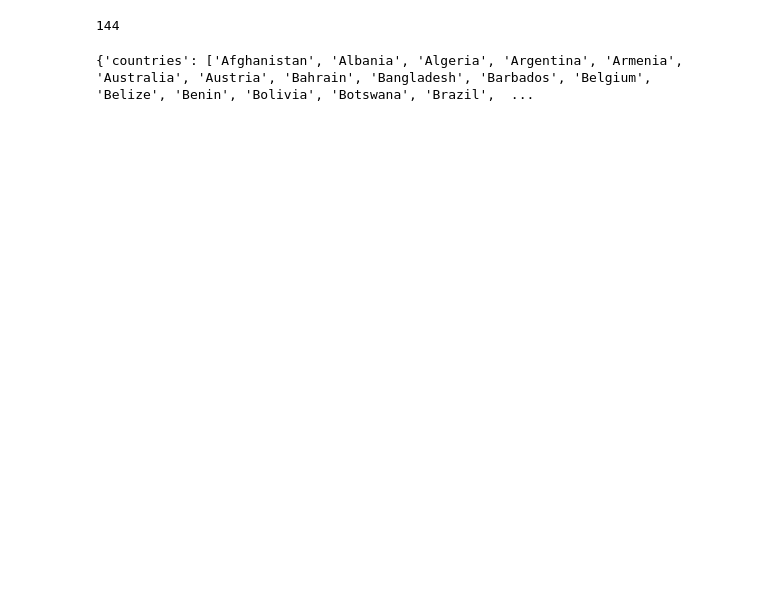
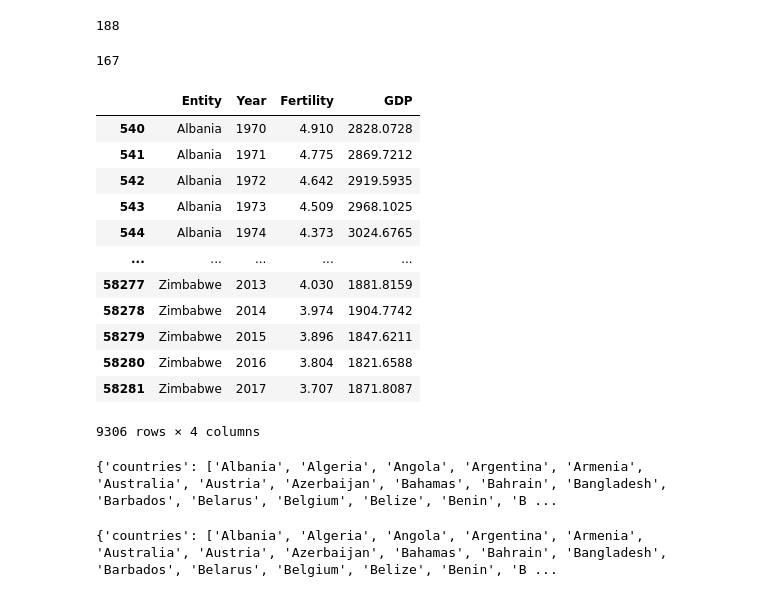
Before and after one commit to shermeenajani/Project-3---Data-Visualization, a Jupyter notebook: DataCleanup.ipynb, the cells around one changed output. Saved outputs shown, nothing was run; the diff lists cells and outputs as text; code cells hidden in the pictures; blank space fills up the shorter version.

Commit message:
Added GDP data to json file and created 4th graph with GDP data

```diff
--- a/DataCleanup.ipynb
+++ b/DataCleanup.ipynb
@@ -25,6 +25,8 @@ fertilityData = fertilityData.reset_index(drop=True)
 laborData = laborData.dropna(subset=['Code', 'LaborParticipation', 'Population'])
 laborData = laborData.reset_index(drop=True)
 
+tempDF = childrenPerWomanData
+
 childrenPerWomanData = childrenPerWomanData.dropna(subset=['Code', 'Fertility', 'Population'])
 childrenPerWomanData = childrenPerWomanData.reset_index(drop=True)
 
@@ -47,8 +49,8 @@ fertilityDataComp = pd.merge(fertilityDataComp, childrenPerWomanData, how="inner
 
 
 
-fertilityDataCompMYOS = fertilityDataComp.dropna(subset=['MYOS'])
-fertCompEnt = pd.unique(fertilityDataCompMYOS['Entity'])
+# fertilityDataCompMYOS = fertilityDataComp.dropna(subset=['MYOS'])
+fertCompEnt = pd.unique(fertilityDataComp['Entity'])
 
 fertilityDataCompMYOS
 
@@ -59,17 +61,50 @@ fertilityDataCompFiltered = fertilityDataComp[boolean_series]
 fertCompEnt = pd.unique(fertilityDataCompFiltered['Entity'])
 print(len(fertCompEnt))
 # %% [output]
-144
+188
+# %%
+gdpDF = tempDF
+gdpDF = gdpDF.drop('Population', 1)
+gdpDF = gdpDF.drop('Code', 1)
+gdpDF = gdpDF.dropna(subset=['Fertility', 'GDP'])
+
+gdpDF
+
+boolean_series = gdpDF.Entity.isin(fertCompEnt)
+gdpDF = gdpDF[boolean_series]
+
+gdpEnt = pd.unique(gdpDF['Entity'])
+print(len(gdpEnt))
+
+boolean_series = fertilityDataComp.Entity.isin(gdpEnt)
+fertilityDataCompFiltered = fertilityDataComp[boolean_series]
+
+gdpDF
+# %% [output]
+167
+|  | Entity | Year | Fertility | GDP |
+| 540 | Albania | 1970 | 4.910 | 2828.0728 |
+| 541 | Albania | 1971 | 4.775 | 2869.7212 |
+| 542 | Albania | 1972 | 4.642 | 2919.5935 |
+| 543 | Albania | 1973 | 4.509 | 2968.1025 |
+| 544 | Albania | 1974 | 4.373 | 3024.6765 |
+| ... | ... | ... | ... | ... |
+| 58277 | Zimbabwe | 2013 | 4.030 | 1881.8159 |
+| 58278 | Zimbabwe | 2014 | 3.974 | 1904.7742 |
+| 58279 | Zimbabwe | 2015 | 3.896 | 1847.6211 |
+| 58280 | Zimbabwe | 2016 | 3.804 | 1821.6588 |
+| 58281 | Zimbabwe | 2017 | 3.707 | 1871.8087 |
+9306 rows × 4 columns
 # %%
 country_list = []
 
-for country in fertCompEnt:
+for country in gdpEnt:
     country_list.append(country)
 
-fert_data = {'countries': country_list, 'data':[]}
+fert_data = {'countries': country_list, 'data':[], 'data2':[]}
 
 
-for country in fertCompEnt:
+for country in gdpEnt:
     countryDF = fertilityDataCompFiltered[fertilityDataCompFiltered["Entity"] == country]
 
 #     country_dict = {'country': country, 'year':[],'fertility':[],'MYOS':[], 'population':[]}
@@ -86,7 +121,23 @@ for country in fertCompEnt:
 
 print(fert_data)
 # %% [output]
-{'countries': ['Afghanistan', 'Albania', 'Algeria', 'Argentina', 'Armenia', 'Australia', 'Austria', 'Bahrain', 'Bangladesh', 'Barbados', 'Belgium', 'Belize', 'Benin', 'Bolivia', 'Botswana', 'Brazil',  ...
+{'countries': ['Albania', 'Algeria', 'Angola', 'Argentina', 'Armenia', 'Australia', 'Austria', 'Azerbaijan', 'Bahamas', 'Bahrain', 'Bangladesh', 'Barbados', 'Belarus', 'Belgium', 'Belize', 'Benin', 'B ...
+# %%
+for country in gdpEnt:
+    countryDF = gdpDF[gdpDF["Entity"] == country]
+
+    country_dict = {'country': country, 'year':[],'fertility':[], 'GDP':[]}
+
+    for i in range(len(countryDF)):
+        country_dict['year'].append(int(countryDF["Year"].iloc[i]))
+        country_dict['fertility'].append(float(countryDF["Fertility"].iloc[i]))
+        country_dict['GDP'].append(int(countryDF["GDP"].iloc[i]))
+
+    fert_data['data2'].append(country_dict)
+
+print(fert_data)
+# %% [output]
+{'countries': ['Albania', 'Algeria', 'Angola', 'Argentina', 'Armenia', 'Australia', 'Austria', 'Azerbaijan', 'Bahamas', 'Bahrain', 'Bangladesh', 'Barbados', 'Belarus', 'Belgium', 'Belize', 'Benin', 'B ...
 # %%
 json_object = json.dumps(fert_data)
 # %%
```
Also changed, not shown: 5 other files.
